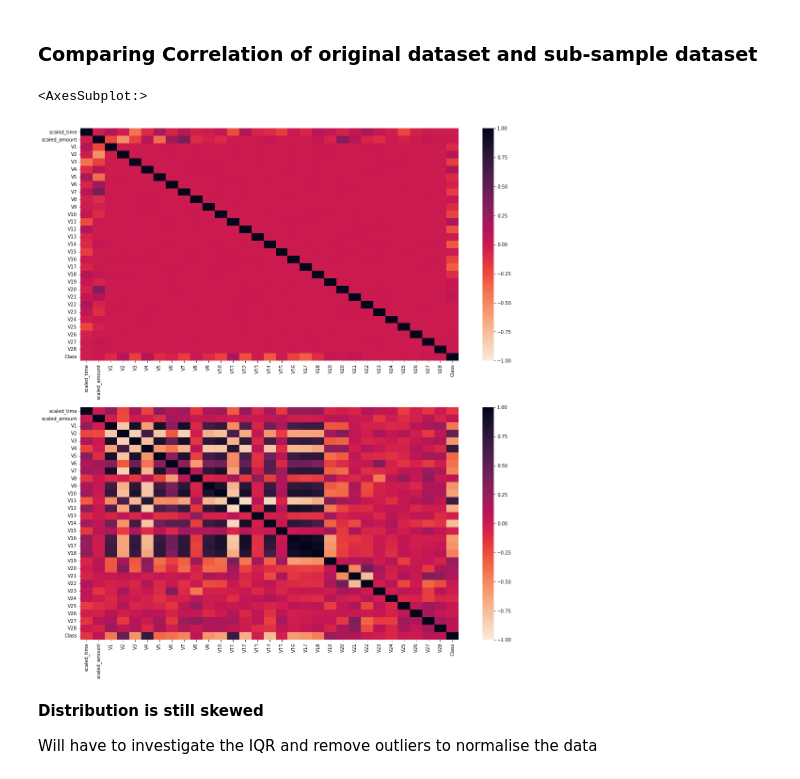
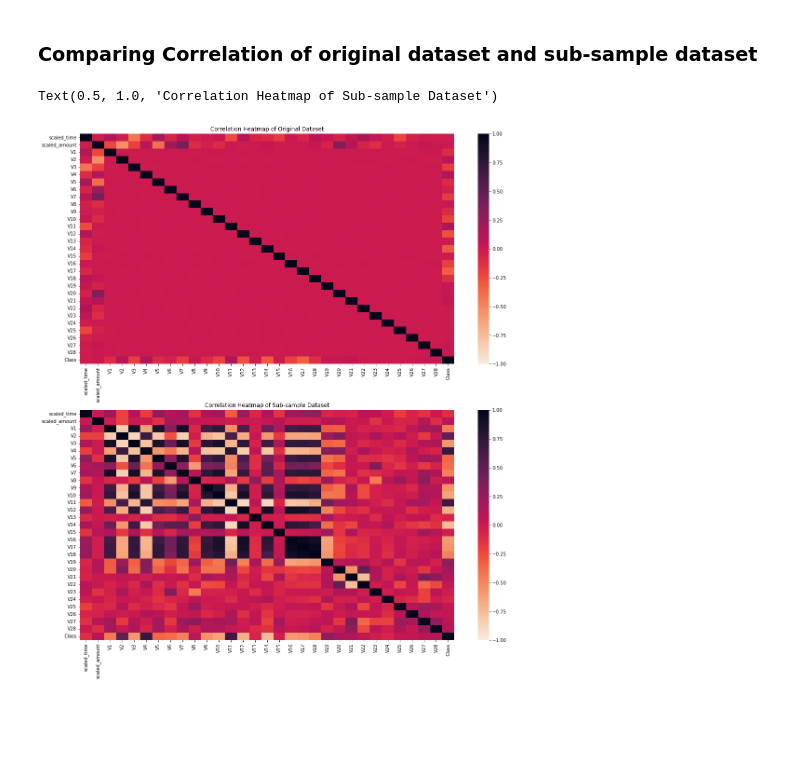
Before and after one commit to fookaixiong/Credit-Card-Fraud-Project, a Jupyter notebook: credit-card-fraud-detection.ipynb, the cells around one changed output. Saved outputs shown, nothing was run; the diff lists cells and outputs as text; code cells hidden in the pictures; blank space fills up the shorter version.

```diff
--- a/credit-card-fraud-detection.ipynb
+++ b/credit-card-fraud-detection.ipynb
@@ -217,15 +217,13 @@ plt.show()
 # %%
 fig = plt.figure(figsize = (18,20))
 ax1 = fig.add_subplot(2,1,1)
 ax2 = fig.add_subplot(2,1,2)
 
 sns.heatmap(df1_scaled.corr(),ax=ax1, cmap = "rocket_r",vmin = -1, vmax = 1)
+ax1.set_title("Correlation Heatmap of Original Dataset")
 
 sns.heatmap(df2.corr(),ax=ax2, cmap = "rocket_r", vmin = -1, vmax = 1)
+ax2.set_title("Correlation Heatmap of Sub-sample Dataset")
 # %% [output]
-<AxesSubplot:>
+Text(0.5, 1.0, 'Correlation Heatmap of Sub-sample Dataset')
-[figure, old version]
+[figure, new version]
-# %% [markdown]
-**Distribution is still skewed**
-
-Will have to investigate the IQR and remove outliers to normalise the data
```
Also changed, not shown: parts of 8 cells of this notebook.
